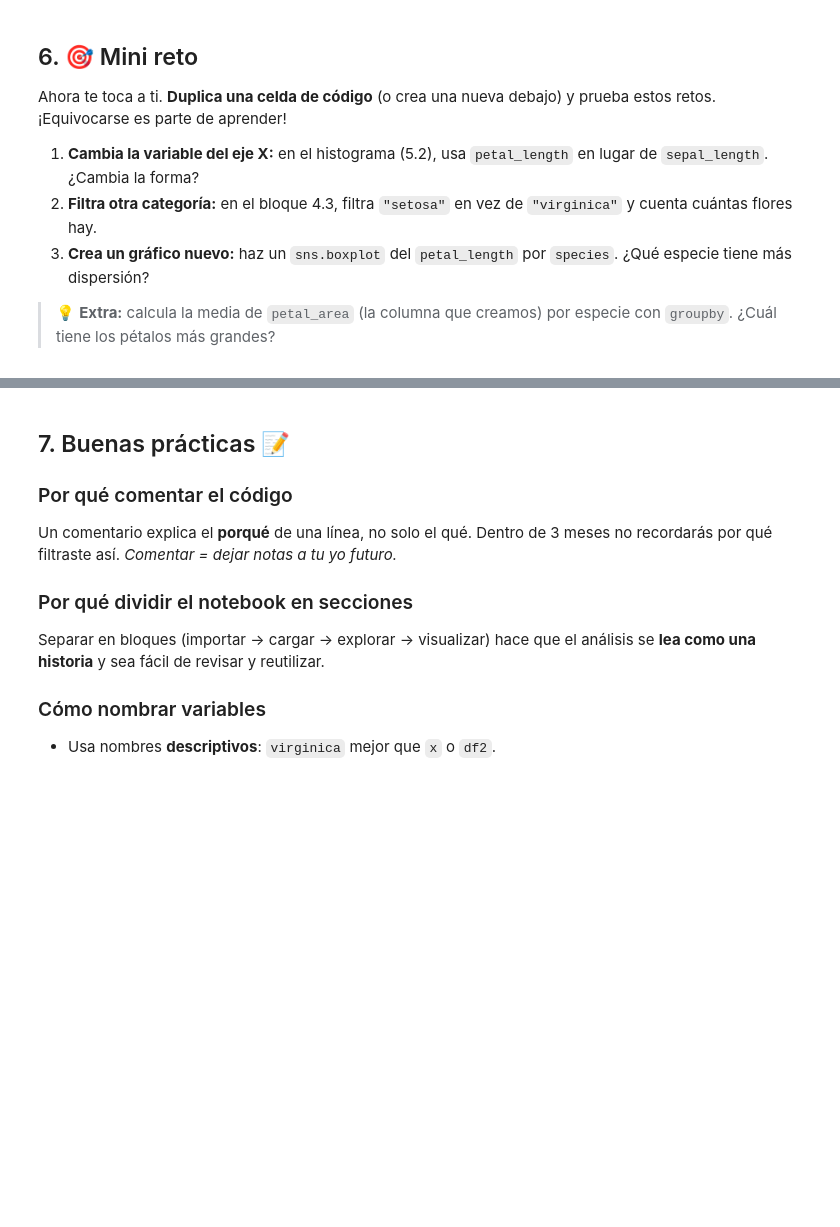
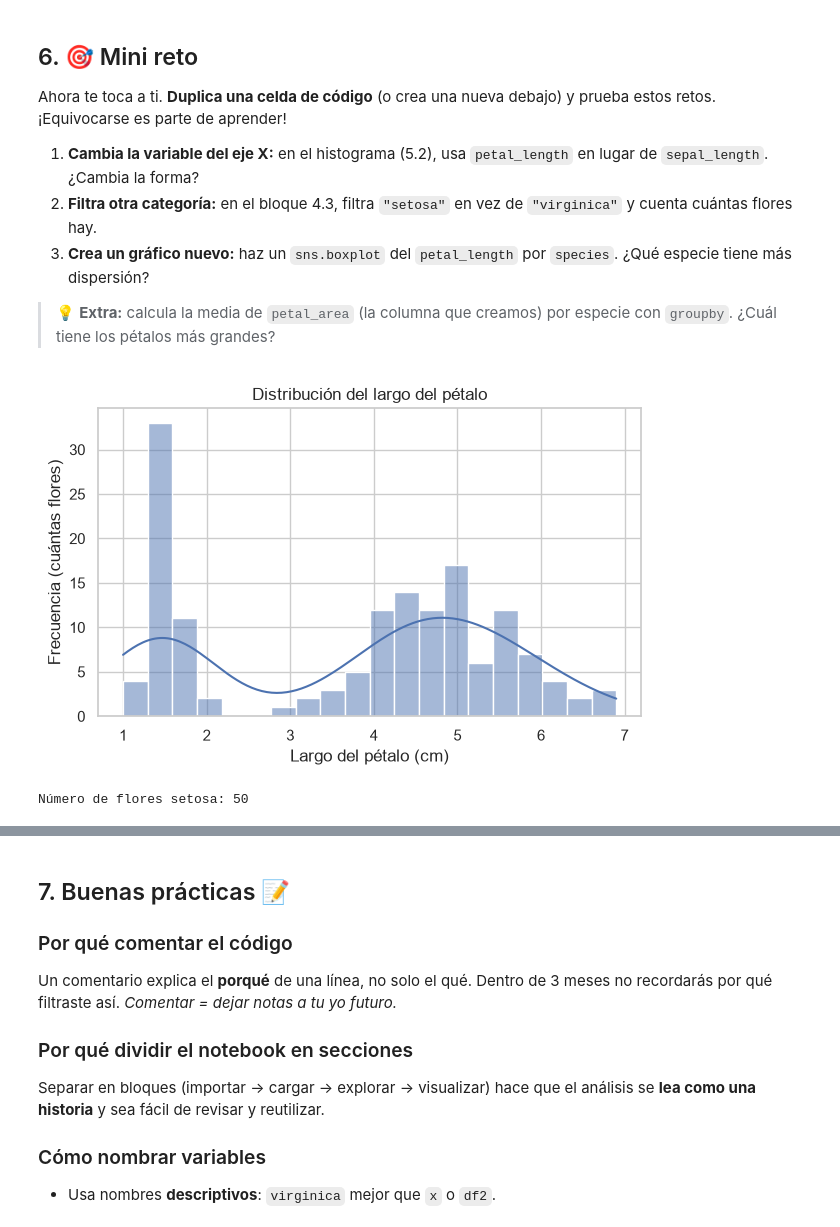
Before and after one commit to EddySantanaBootcamp3/Python-setup-Eddy, a Jupyter notebook: notebooks/01_analisis_exploratorio_iris.ipynb, the cells around one changed output, grey strips where cells are left out. Cells and saved outputs as stored; diff of their text form; code cells hidden in the pictures; blank space fills up the shorter version.

```diff
--- a/notebooks/01_analisis_exploratorio_iris.ipynb
+++ b/notebooks/01_analisis_exploratorio_iris.ipynb
@@ -233,0 +337,14 @@ Ahora te toca a ti. **Duplica una celda de código** (o crea una nueva debajo) y
+# %%
+plt.figure(figsize=(7, 4))
+sns.histplot(data=df, x="petal_length", bins=20, kde=True)
+plt.title("Distribución del largo del pétalo")
+plt.xlabel("Largo del pétalo (cm)")
+plt.ylabel("Frecuencia (cuántas flores)")
+plt.show()
+# %% [output]
+[figure, added]
+# %%
+setosa = df[df["species"] == "setosa"]
+print("Número de flores setosa:", len(setosa))
+# %% [output]
+Número de flores setosa: 50
```
Also changed, not shown: parts of 21 cells of this notebook.
